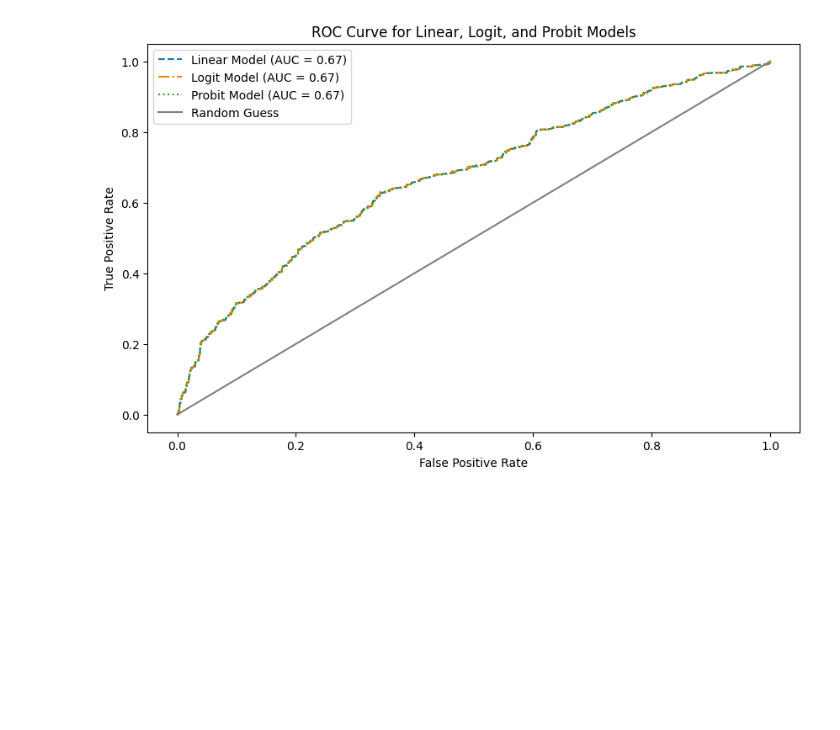
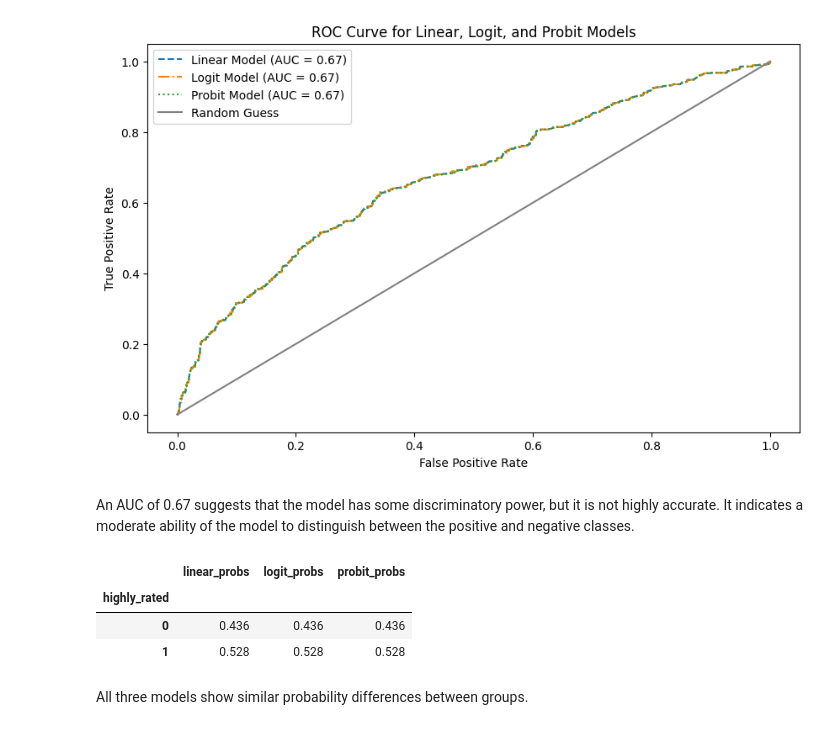
Before and after one commit to kocakale/DataAnalytics, a Jupyter notebook: DA2_Assignment2.ipynb, the cells around one changed output. Saved outputs shown, nothing was run; the diff lists cells and outputs as text; code cells hidden in the pictures; blank space fills up the shorter version.

```diff
--- a/DA2_Assignment2.ipynb
+++ b/DA2_Assignment2.ipynb
@@ -296,3 +332,21 @@ plt.legend()
 plt.show()
 # %% [output]
 [figure]
+# %% [markdown]
+An AUC of 0.67 suggests that the model has some discriminatory power, but it is not highly accurate.
+It indicates a moderate ability of the model to distinguish between the positive and negative classes.
+# %%
+filtered_data["linear_probs"] = linear_probs
+filtered_data["logit_probs"] = linear_probs
+filtered_data["probit_probs"] = linear_probs
+
+filtered_data.groupby("highly_rated")[
+    [ "linear_probs", "logit_probs", "probit_probs"
+]].mean().round(3)
+# %% [output]
+|  | linear_probs | logit_probs | probit_probs |
+| highly_rated |  |  |  |
+| 0 | 0.436 | 0.436 | 0.436 |
+| 1 | 0.528 | 0.528 | 0.528 |
+# %% [markdown]
+All three models show similar probability differences between groups.
```
Also changed, not shown: parts of 4 cells of this notebook.
